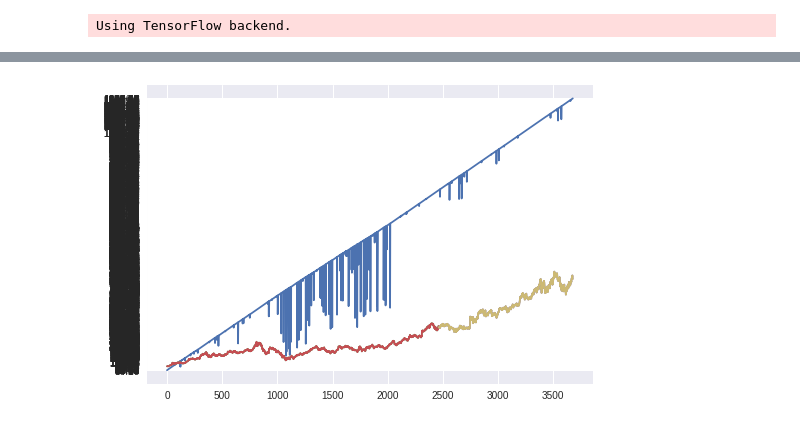
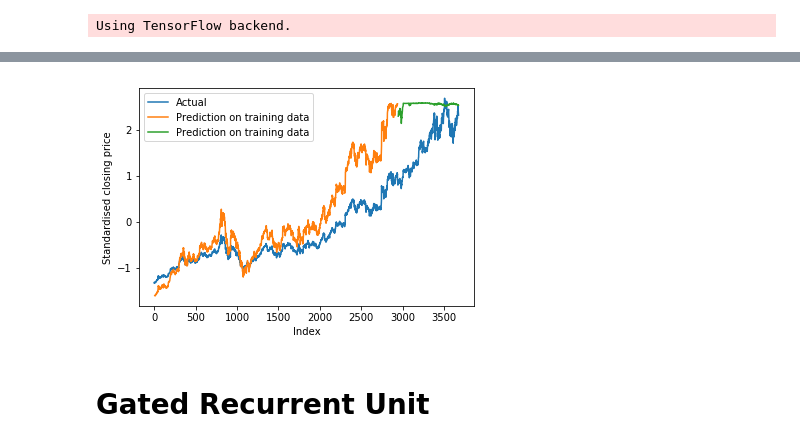
Before and after one commit to KhyatiMahendru/StockPricePrediction, a Jupyter notebook: AIProject.ipynb, the cells around one changed output, grey strips where cells are left out. Drawn from its saved outputs; the diff is of its cells as text; code cells hidden in the pictures.

```diff
--- a/AIProject.ipynb
+++ b/AIProject.ipynb
@@ -78,7 +102,6 @@ def create_dataset(dataset, look_back=1):
 	return np.array(dataX), np.array(dataY)
 # %%
 # reshape into X=t and Y=t+1
-look_back = 1
-trainX, trainY = create_dataset(train, look_back)
-testX, testY = create_dataset(test, look_back)
-len(trainX)
+look_back = 7
+trainX, trainY = create_dataset(trainX, look_back)
+testX, testY = create_dataset(testX, look_back)
@@ -88,21 +110,23 @@ len(trainX)
 trainX = np.reshape(trainX, (trainX.shape[0], 1, trainX.shape[1]))
 testX = np.reshape(testX, (testX.shape[0], 1, testX.shape[1]))
 # %%
+# building the model
 model = Sequential()
 model.add(LSTM(
-        50,
-        input_shape = (1, look_back),
-        return_sequences=True))
+    input_shape = (1, look_back),
+    output_dim=50,
+    return_sequences=True))
 model.add(Dropout(0.2))
 
 model.add(LSTM(
-        100,
-        return_sequences=False))
+    100,
+    return_sequences=False))
 model.add(Dropout(0.2))
 
-model.add(Dense(1))
-model.add(Activation("linear"))
+model.add(Dense(
+    output_dim=1))
+model.add(Activation('linear'))
 
-model.compile(loss="mse", optimizer="rmsprop")
-model.fit(trainX, trainY, epochs=400, batch_size=2, verbose=2)
+# compiling model with Mean Square Error loss
+model.compile(loss='mse', optimizer='rmsprop')
 # %% [output]
@@ -126,0 +139,3 @@ Epoch 400/400
+# %%
+# training the model
+model.fit(trainX, trainY, epochs= 800, batch_size=20, verbose=2)
@@ -137,19 +171,27 @@ Test Score: 169.03 MSE (13.00 RMSE)
 # %%
 # generate predictions for training
 trainPredict = model.predict(trainX)
 testPredict = model.predict(testX)
+
 # shift train predictions for plotting
 trainPredictPlot = np.empty_like(data)
 trainPredictPlot[:, :] = np.nan
 trainPredictPlot[look_back:len(trainPredict)+look_back, :] = trainPredict
+
 # shift test predictions for plotting
 testPredictPlot = np.empty_like(data)
 testPredictPlot[:, :] = np.nan
 testPredictPlot[len(trainPredict)+(look_back*2)+1:len(data)-1, :] = testPredict
+
 # plot baseline and predictions
-plt.plot(data.iloc[:, 1])
-plt.plot(trainPredictPlot)
-plt.plot(testPredictPlot)
+plt.plot(data[:, 0], label = "Actual")
+plt.plot(trainPredictPlot, label = "Prediction on training data")
+plt.plot(testPredictPlot, label = "Prediction on training data")
+plt.legend(loc = "best")
+plt.xlabel('Index')
+plt.ylabel('Standardised closing price')
 plt.show()
 # %% [output]
-[figure, old version]
+[figure, new version]
+# %% [markdown]
+# Gated Recurrent Unit
```
Also changed, not shown: parts of 22 cells of this notebook.
